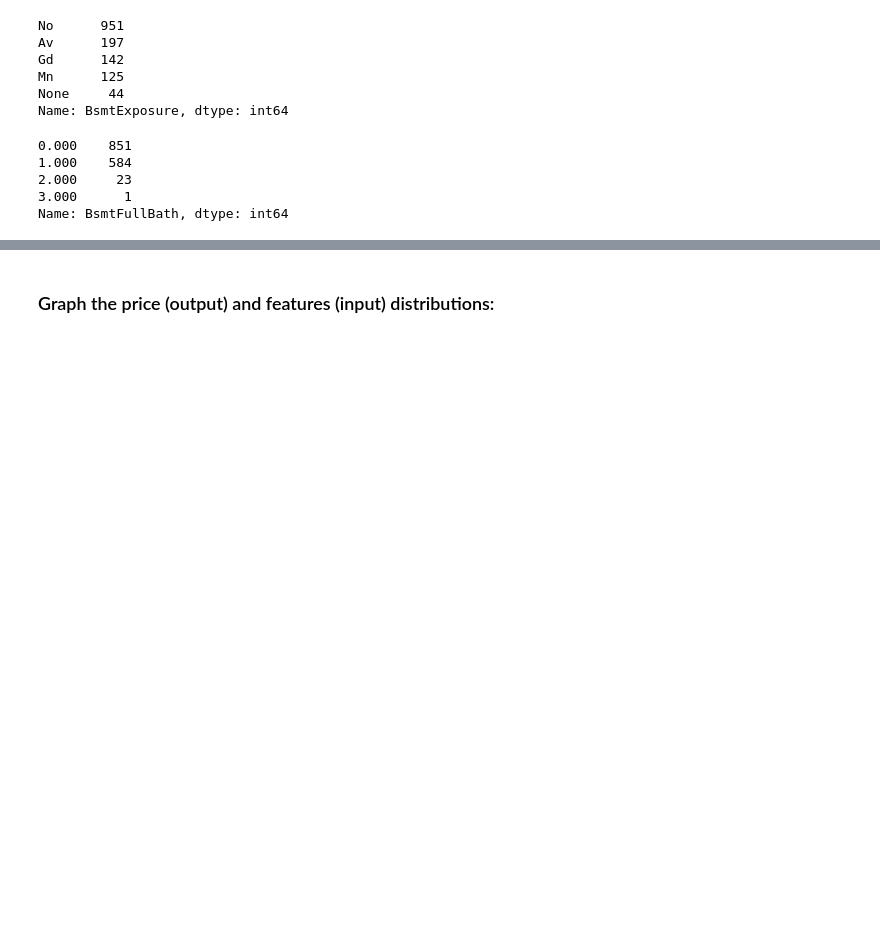
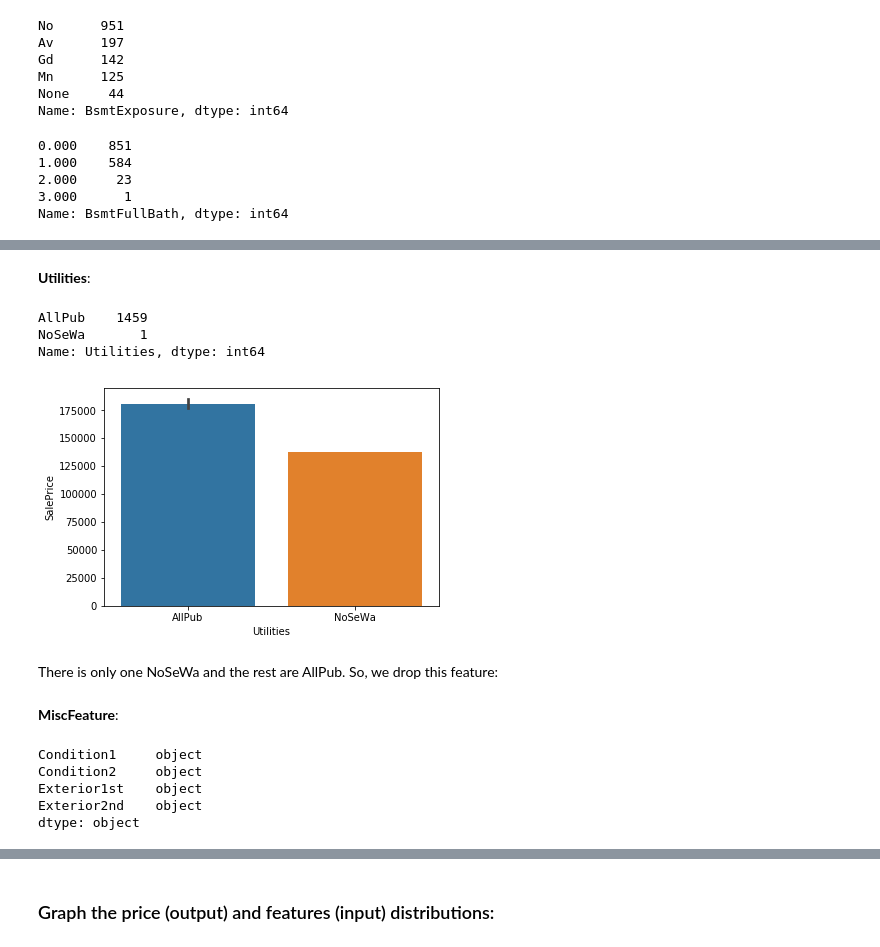
Before and after one commit to hamedrazavi/house_price_prediction_kaggle, a Jupyter notebook: house_prices_prediction_kaggle.ipynb, the cells around one changed output, grey strips where cells are left out. Saved outputs shown, nothing was run; the diff lists cells and outputs as text; code cells hidden in the pictures; blank space fills up the shorter version.

```diff
--- a/house_prices_prediction_kaggle.ipynb
+++ b/house_prices_prediction_kaggle.ipynb
@@ -201,0 +303,12 @@ Transform categorial type features to numeric:
+# %% [markdown]
+**Utilities**:
+# %%
+sns.barplot(x = trData['Utilities'], y = trData['SalePrice'])
+print(trData['Utilities'].value_counts())
+# %% [output]
+AllPub    1459
+NoSeWa       1
+Name: Utilities, dtype: int64
+[figure, added]
+# %% [markdown]
+There is only one NoSeWa and the rest are AllPub. So, we drop this feature:
@@ -201,0 +319,2 @@ Transform categorial type features to numeric:
+# %% [markdown]
+**MiscFeature**:
@@ -202 +357,9 @@ Transform categorial type features to numeric:
+# %%
+trData.dtypes[trData.dtypes == 'object']
+# %% [output]
+Condition1     object
+Condition2     object
+Exterior1st    object
+Exterior2nd    object
+dtype: object
 # %%
```
Also changed, not shown: parts of 81 cells of this notebook.
